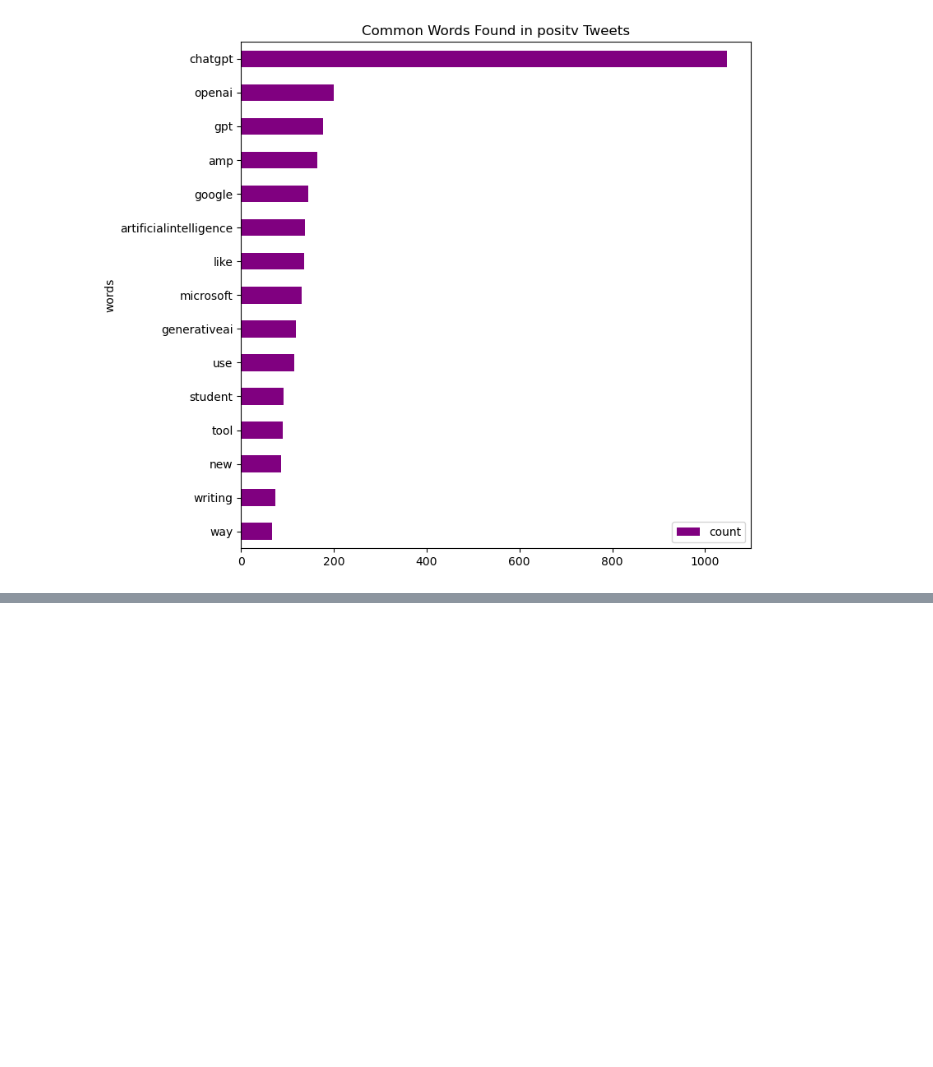
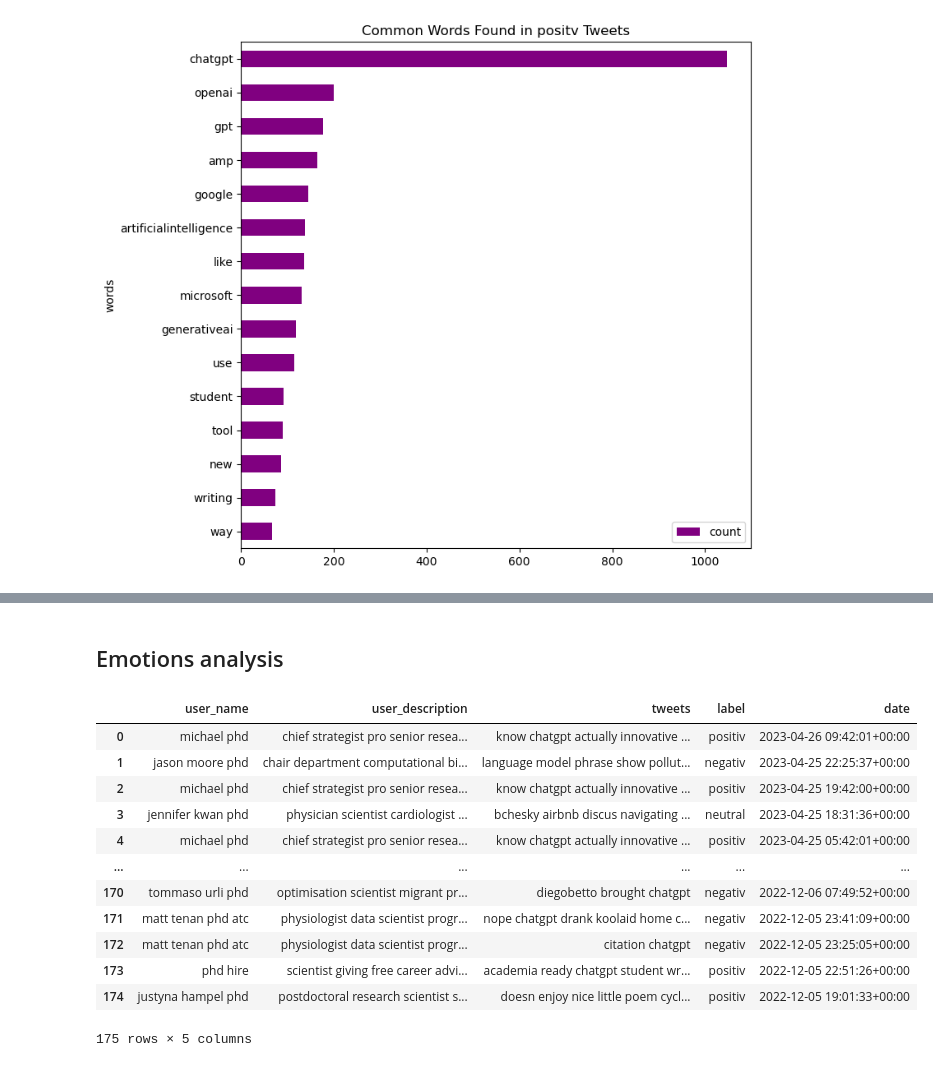
Before and after one commit to Ajkunas/computational-social-media, a Jupyter notebook: scientists_analysis.ipynb, the cells around one changed output, grey strips where cells are left out. Drawn from its saved outputs; the diff is of its cells as text; code cells hidden in the pictures; blank space fills up the shorter version.

Commit message:
Added emotion analysis notebook and update sentiment chatgpt

```diff
--- a/scientists_analysis.ipynb
+++ b/scientists_analysis.ipynb
@@ -999,0 +942,22 @@ plt.show()
+# %% [markdown]
+## Emotions analysis
+# %%
+import pandas as pd
+
+df = pd.read_csv('datasets/sentiment_scientists2.csv', usecols=['user_name', 'user_description','tweets','label', 'date'])
+# %%
+df
+# %% [output]
+|  | user_name | user_description | tweets | label | date |
+| 0 | michael phd | chief strategist pro senior resea... | know chatgpt actually innovative ... | positiv | 2023-04-26 09:42:01+00:00 |
+| 1 | jason moore phd | chair department computational bi... | language model phrase show pollut... | negativ | 2023-04-25 22:25:37+00:00 |
+| 2 | michael phd | chief strategist pro senior resea... | know chatgpt actually innovative ... | positiv | 2023-04-25 19:42:00+00:00 |
+| 3 | jennifer kwan phd | physician scientist cardiologist ... | bchesky airbnb discus navigating ... | neutral | 2023-04-25 18:31:36+00:00 |
+| 4 | michael phd | chief strategist pro senior resea... | know chatgpt actually innovative ... | positiv | 2023-04-25 05:42:01+00:00 |
+| ... | ... | ... | ... | ... | ... |
+| 170 | tommaso urli phd | optimisation scientist migrant pr... | diegobetto brought chatgpt | negativ | 2022-12-06 07:49:52+00:00 |
+| 171 | matt tenan phd atc | physiologist data scientist progr... | nope chatgpt drank koolaid home c... | negativ | 2022-12-05 23:41:09+00:00 |
+| 172 | matt tenan phd atc | physiologist data scientist progr... | citation chatgpt | negativ | 2022-12-05 23:25:05+00:00 |
+| 173 | phd hire | scientist giving free career advi... | academia ready chatgpt student wr... | positiv | 2022-12-05 22:51:26+00:00 |
+| 174 | justyna hampel phd | postdoctoral research scientist s... | doesn enjoy nice little poem cycl... | positiv | 2022-12-05 19:01:33+00:00 |
+175 rows × 5 columns
```
Also changed, not shown: parts of 31 cells of this notebook, 4 other files.
